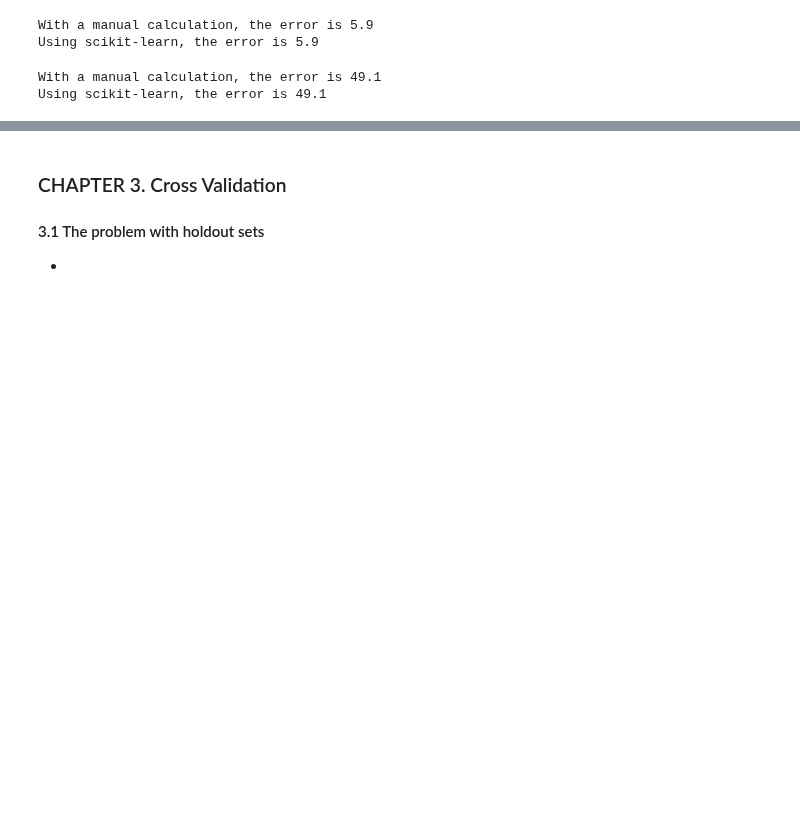
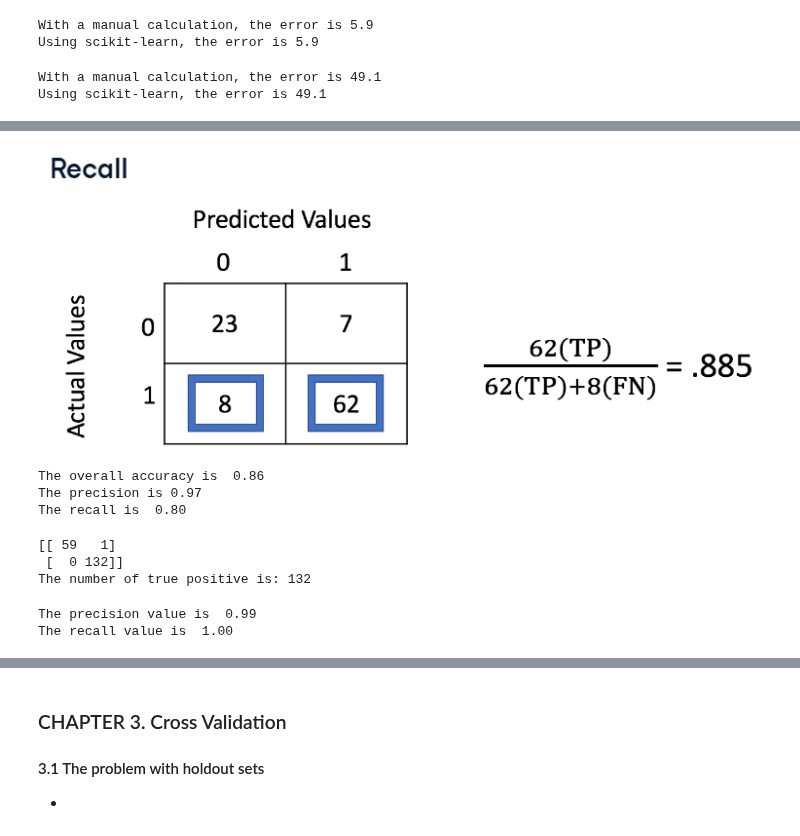
Before and after one commit to GuoweiYang19891101/datacamp_machine_learning_scientist_python, a Jupyter notebook: 11_model_validation.ipynb, the cells around one changed output, grey strips where cells are left out. Cells and saved outputs as stored; diff of their text form; code cells hidden in the pictures; blank space fills up the shorter version.

```diff
--- a/11_model_validation.ipynb
+++ b/11_model_validation.ipynb
@@ -307,0 +373,76 @@ Using scikit-learn, the error is 49.1
+# %%
+from IPython import display
+display.Image("Images/11_recall.PNG")
+# %% [output]
+[figure, added]
+# %%
+# confusion matrix (i)
+# get manual confusion matrix data
+true_neg = 324
+false_neg = 123
+true_pos= 491
+false_pos = 15
+
+# calculate and print accuracy
+accuracy = (true_neg + true_pos) / (true_neg + false_neg + true_pos + false_pos)
+print('The overall accuracy is {0: .2f}'.format(accuracy))
+
+# calculate and print precision
+precision = (true_pos) / (true_pos + false_pos)
+print('The precision is {0:.2f}'.format(precision))
+
+# calculate and print recall
+recall = (true_pos) / (true_pos + false_neg)
+print('The recall is {0: .2f}'.format(recall))
+# %% [output]
+The overall accuracy is  0.86
+The precision is 0.97
+The recall is  0.80
+# %%
+# confusion matrix (ii)
+import pandas as pd
+from sklearn.preprocessing import LabelEncoder
+from sklearn.model_selection import train_test_split
+from sklearn.ensemble import RandomForestClassifier
+from sklearn.metrics import confusion_matrix
+
+# get data
+tic_tac_toe = pd.read_csv('11_datasets/tic-tac-toe.csv')
+X = tic_tac_toe.drop(['Class'], axis=1)
+y = tic_tac_toe['Class']
+
+# convert categorical values to numbers
+X = pd.get_dummies(X)
+
+le = LabelEncoder()
+y = le.fit_transform(y)
+
+# split data into training and test datasets
+X_train, X_test, y_train, y_test = train_test_split(X, y, test_size=0.2, random_state=1111)
+
+# create a model and predict
+rfc = RandomForestClassifier(n_estimators=500, random_state=1111)
+rfc.fit(X_train, y_train)
+test_predictions = rfc.predict(X_test)
+
+# create and print confusion matrix
+cm = confusion_matrix(y_test, test_predictions)
+print(cm)
+print('The number of true positive is: {}'.format(cm[1,1]))
+# %% [output]
+[[ 59   1]
+ [  0 132]]
+The number of true positive is: 132
+# %%
+# precision vs. recall
+# use the same predictions from above exercise
+from sklearn.metrics import precision_score, recall_score
+
+# get precision and recall scores
+precision_score = precision_score(y_test, test_predictions)
+recall_score = recall_score(y_test, test_predictions)
+print('The precision value is {0: .2f}'.format(precision_score))
+print('The recall value is {0: .2f}'.format(recall_score))
+# %% [output]
+The precision value is  0.99
+The recall value is  1.00
```
Also changed, not shown: parts of 15 cells of this notebook, 4 other files.
